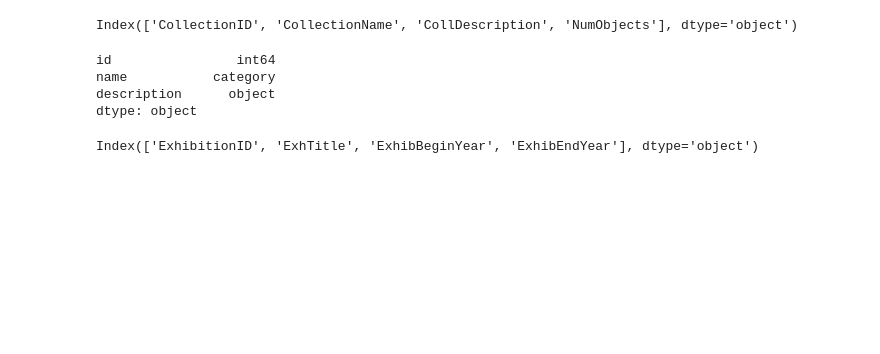
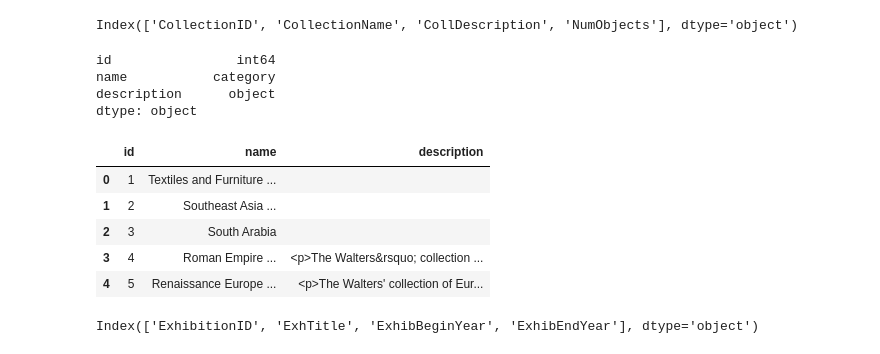
Before and after one commit to elkoko22/Algorithm-Design-on-the-Walters-Art-Museum, a Jupyter notebook: datapreprocessing.ipynb, the cells around one changed output. Drawn from its saved outputs; the diff is of its cells as text; code cells hidden in the pictures; blank space fills up the shorter version.

```diff
--- a/datapreprocessing.ipynb
+++ b/datapreprocessing.ipynb
@@ -400,13 +400,22 @@ museum_collection.columns
 # %% [output]
 Index(['CollectionID', 'CollectionName', 'CollDescription', 'NumObjects'], dtype='object')
 # %%
-collections = pd.DataFrame({'id': museum_collection.CollectionID, 'name': museum_collection.CollectionName.astype('category'), 'description': museum_collection.CollDescription.astype(str)})
+collections = pd.DataFrame({'id': museum_collection.CollectionID, 'name': museum_collection.CollectionName.astype('category'), 'description': museum_collection.CollDescription.fillna("").astype(str)})
 collections.dtypes
 # %% [output]
 id                int64
 name           category
 description      object
 dtype: object
+# %%
+collections.head()
+# %% [output]
+|  | id | name | description |
+| 0 | 1 | Textiles and Furniture ... |  |
+| 1 | 2 | Southeast Asia ... |  |
+| 2 | 3 | South Arabia |  |
+| 3 | 4 | Roman Empire ... | <p>The Walters&rsquo; collection ... |
+| 4 | 5 | Renaissance Europe ... | <p>The Walters' collection of Eur... |
 # %%
 museum_exhibition.columns
 # %% [output]
```
Also changed, not shown: parts of 24 cells of this notebook, 7 other files.
